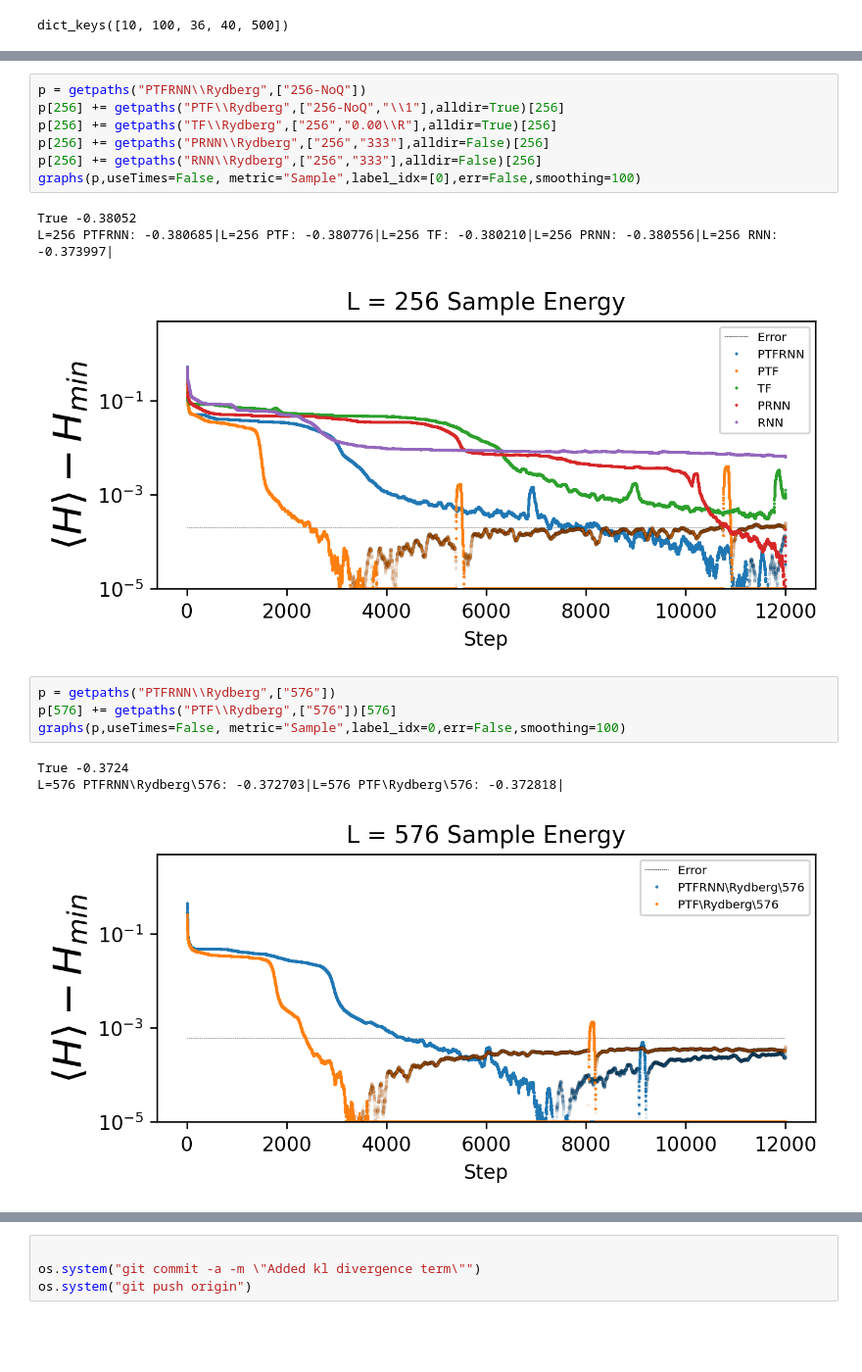
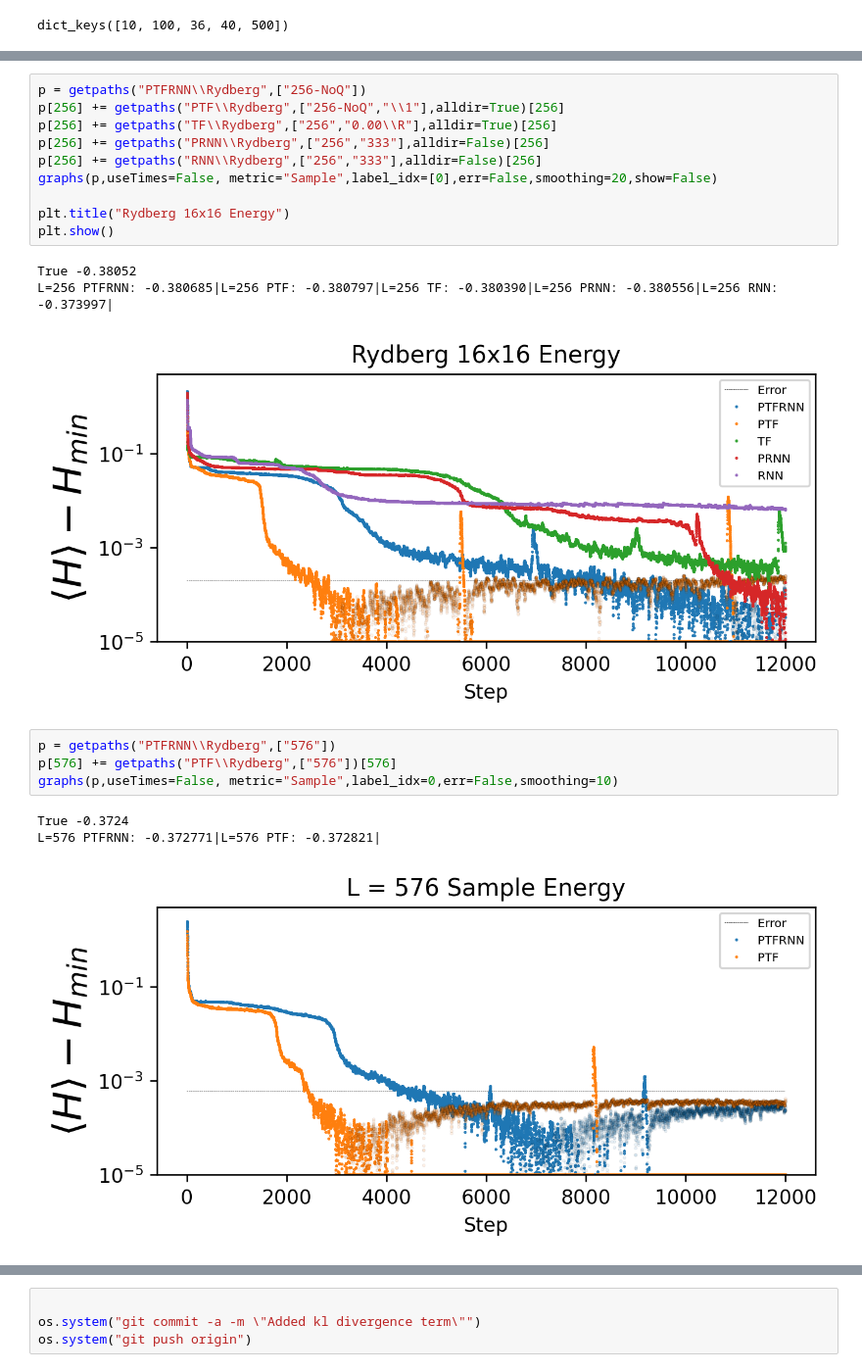
Before and after one commit to ksprague1/NN-QSR, a Jupyter notebook: Results.ipynb, the cells around one changed output, grey strips where cells are left out. Shown at 98% size. Saved outputs shown, nothing was run; the diff lists cells and outputs as text; blank space fills up the shorter version.

```diff
--- a/Results.ipynb
+++ b/Results.ipynb
@@ -207,19 +207,22 @@ p[256] += getpaths("PTF\\Rydberg",["256-NoQ","\\1"],alldir=True)[256]
 p[256] += getpaths("TF\\Rydberg",["256","0.00\\R"],alldir=True)[256]
 p[256] += getpaths("PRNN\\Rydberg",["256","333"],alldir=False)[256]
 p[256] += getpaths("RNN\\Rydberg",["256","333"],alldir=False)[256]
-graphs(p,useTimes=False, metric="Sample",label_idx=[0],err=False,smoothing=100)
+graphs(p,useTimes=False, metric="Sample",label_idx=[0],err=False,smoothing=20,show=False)
+
+plt.title("Rydberg 16x16 Energy")
+plt.show()
 # %% [output]
 True -0.38052
-L=256 PTFRNN: -0.380685|L=256 PTF: -0.380776|L=256 TF: -0.380210|L=256 PRNN: -0.380556|L=256 RNN: -0.373997|
+L=256 PTFRNN: -0.380685|L=256 PTF: -0.380797|L=256 TF: -0.380390|L=256 PRNN: -0.380556|L=256 RNN: -0.373997|
-[figure, old version]
+[figure, new version]
 # %%
 p = getpaths("PTFRNN\\Rydberg",["576"])
 p[576] += getpaths("PTF\\Rydberg",["576"])[576]
-graphs(p,useTimes=False, metric="Sample",label_idx=0,err=False,smoothing=100)
+graphs(p,useTimes=False, metric="Sample",label_idx=0,err=False,smoothing=10)
 # %% [output]
 True -0.3724
-L=576 PTFRNN\Rydberg\576: -0.372703|L=576 PTF\Rydberg\576: -0.372818|
+L=576 PTFRNN: -0.372771|L=576 PTF: -0.372821|
-[figure, old version]
+[figure, new version]
 # %%
 p = getpaths("PTFRNN\\Rydberg",["1024"])
 p[1024] += getpaths("PTF\\Rydberg",["1024","K=128"],alldir=False)[1024]
```
Also changed, not shown: parts of 8 cells of this notebook, 15 other files.
